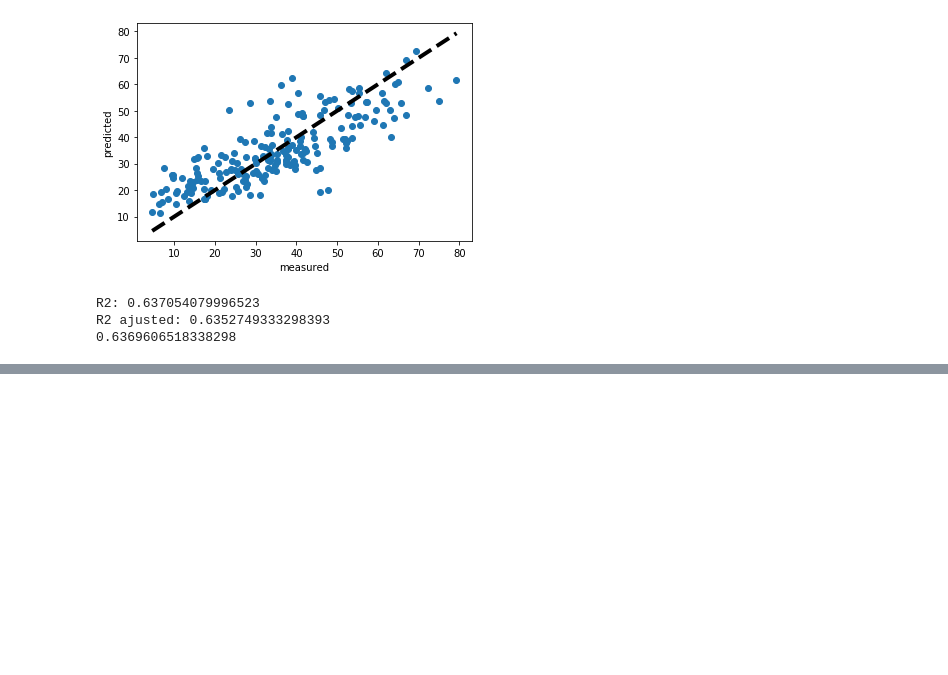
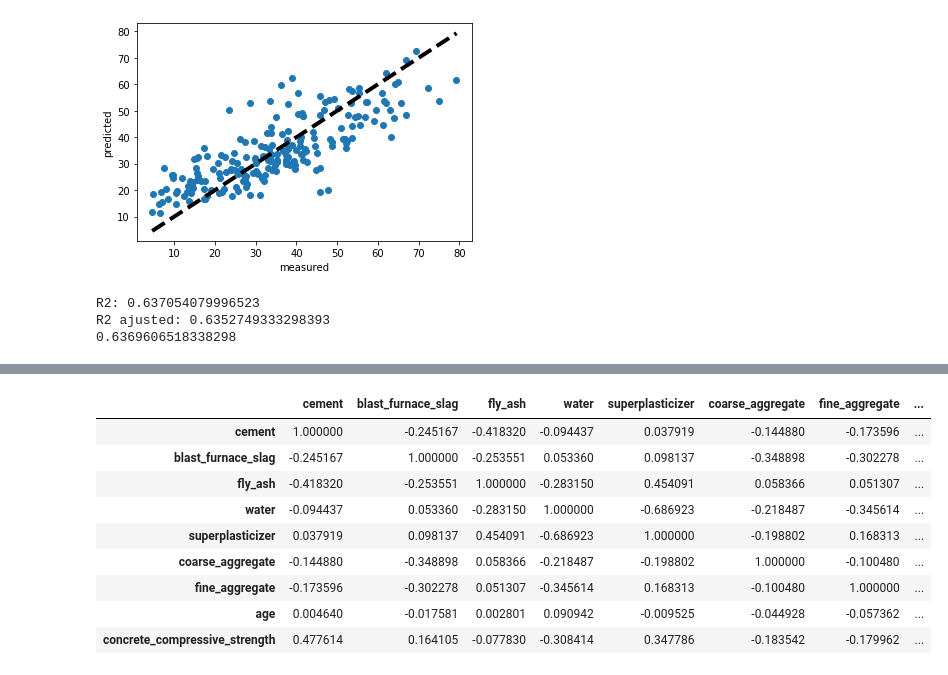
Before and after one commit to antuniooh/numerical-calculation-database-analysis, a Jupyter notebook: main.ipynb, the cells around one changed output, grey strips where cells are left out. Cells and saved outputs as stored; diff of their text form; code cells hidden in the pictures; blank space fills up the shorter version.

```diff
--- a/main.ipynb
+++ b/main.ipynb
@@ -121,2 +134,15 @@ R2 ajusted: 0.6352749333298393
 # %%
 #Passo 6 - Spearman
+# %%
+df.corr(method='spearman')
+# %% [output]
+|  | cement | blast_furnace_slag | fly_ash | water | superplasticizer | coarse_aggregate | fine_aggregate | ... |
+| cement | 1.000000 | -0.245167 | -0.418320 | -0.094437 | 0.037919 | -0.144880 | -0.173596 | ... |
+| blast_furnace_slag | -0.245167 | 1.000000 | -0.253551 | 0.053360 | 0.098137 | -0.348898 | -0.302278 | ... |
+| fly_ash | -0.418320 | -0.253551 | 1.000000 | -0.283150 | 0.454091 | 0.058366 | 0.051307 | ... |
+| water | -0.094437 | 0.053360 | -0.283150 | 1.000000 | -0.686923 | -0.218487 | -0.345614 | ... |
+| superplasticizer | 0.037919 | 0.098137 | 0.454091 | -0.686923 | 1.000000 | -0.198802 | 0.168313 | ... |
+| coarse_aggregate | -0.144880 | -0.348898 | 0.058366 | -0.218487 | -0.198802 | 1.000000 | -0.100480 | ... |
+| fine_aggregate | -0.173596 | -0.302278 | 0.051307 | -0.345614 | 0.168313 | -0.100480 | 1.000000 | ... |
+| age | 0.004640 | -0.017581 | 0.002801 | 0.090942 | -0.009525 | -0.044928 | -0.057362 | ... |
+| concrete_compressive_strength | 0.477614 | 0.164105 | -0.077830 | -0.308414 | 0.347786 | -0.183542 | -0.179962 | ... |
```
Also changed, not shown: parts of 1 cell of this notebook, 1 other file.
